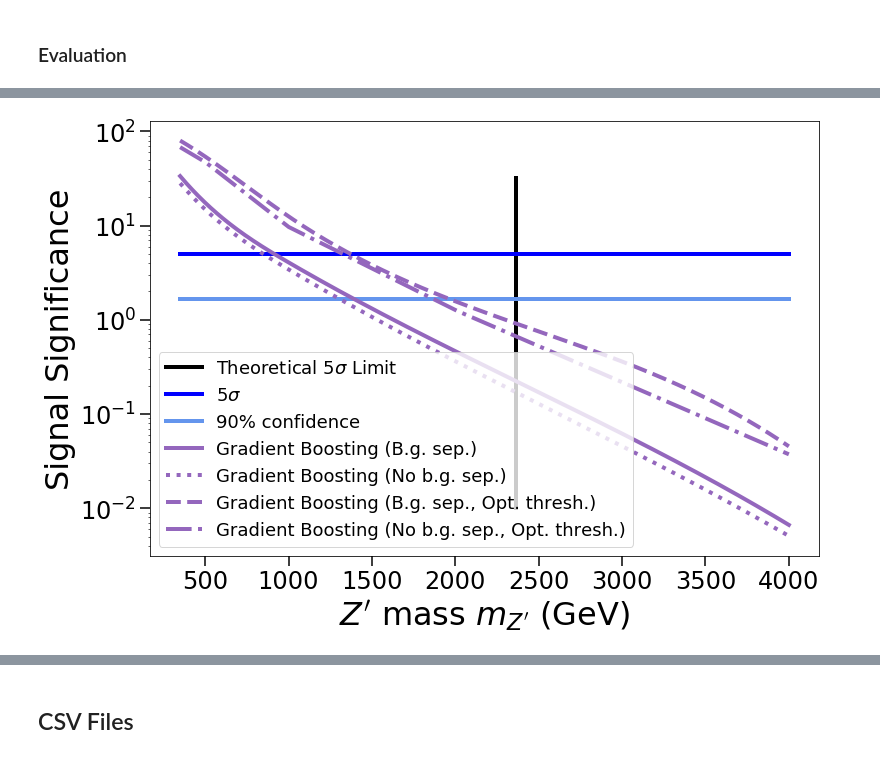
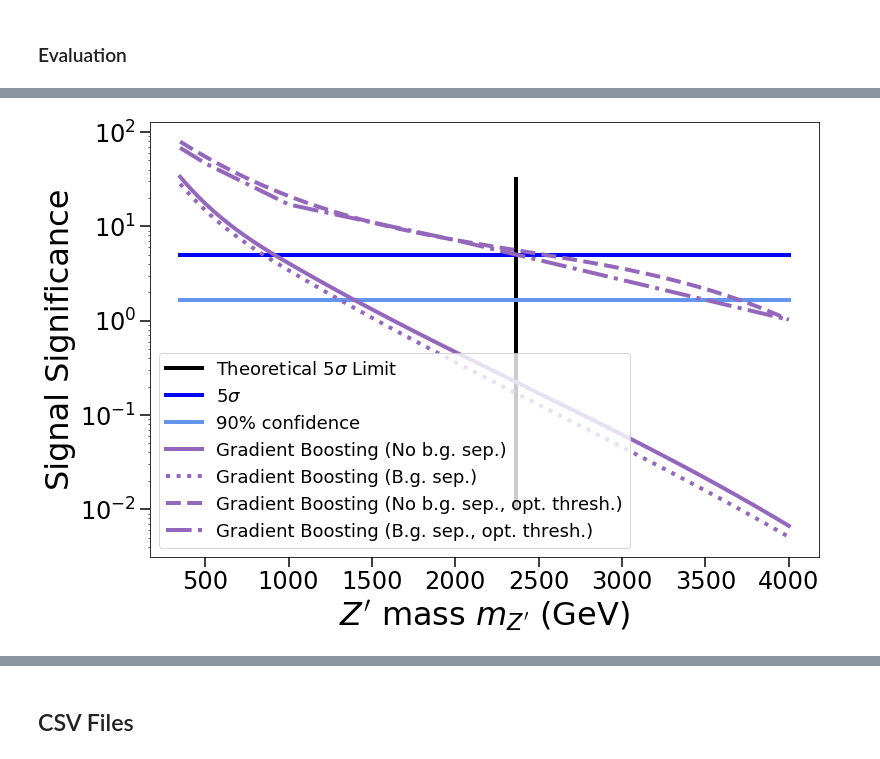
Before and after one commit to sheride/bcml4pheno, a Jupyter notebook: full_example.ipynb, the cells around one changed output, grey strips where cells are left out. Cells and saved outputs as stored; diff of their text form; code cells hidden in the pictures.

Commit message:
successful model-data decoupling and rewriting of example

```diff
--- a/full_example.ipynb
+++ b/full_example.ipynb
@@ -43,0 +62,2 @@ training data is of length 1499999 while testing data is of length 500000
+# %%
+indx = [[np.where(row[1][2]==i)[0] for i in [1] + [-i for i in range(1,4)]] for row in data]
@@ -442,10 +541,9 @@ Runtime: 33 minutes
 # %%
-time_before = datetime.now().hour * 60 + datetime.now().minute
+time_before = getTime(form='m')
 xgradboost_m4T_model = bcml_model(
     make_pipeline(StandardScaler(),
-                  XGBClassifier(n_estimators=250, max_depth=7, learning_rate=0.1, nthread=4, use_label_encoder=False)),
-    *train_test_data[4]);
-xgradboost_m4T_model.fit()
-time_after = datetime.now().hour * 60 + datetime.now().minute
-print(f"Runtime: {time_after - time_before} minutes")
+                  XGBClassifier(n_estimators=250, max_depth=7, learning_rate=0.1, nthread=4, use_label_encoder=False)));
+xgradboost_m4T_model.fit(*data[4][0][:2])
+time_after = getTime(form='m')
+print(f"(Runtime: {round(time_after - time_before,3)} minutes)")
 # %% [output]
@@ -490,11 +614,11 @@ print(f"(Runtime: {round((time_after - time_before)/60,3)} minutes)")
 # %%
-time_before = datetime.now().minute * 60 + datetime.now().second
-xgradboost_opt_results_sepbg = [
-    model.best_threshold(signal_yield, background_yields, sepbg=True)
-    for model, signal_yield in zip(xgradboost_models, signal_yields)]
+time_before = getTime(form='m')
+xgradboost_opt_results_sepbg = [model.best_threshold(signal_yield, background_yields, data[i][1][0], data[i][1][2],
+                                                     sepbg=True)
+                                for i, (model, signal_yield) in enumerate(zip(xgradboost_models, signal_yields))]
 xgradboost_opt_sigs_sepbg = [result[1] for result in xgradboost_opt_results_sepbg]
 for sig, mass in zip(xgradboost_opt_sigs_sepbg, masses):
-    print(f"For Z' mass = {mass} GeV, gradient boosting gives an optimized signal significance of {round(sig, 3)} sigma",
-          "without separated backgrounds")
-time_after = datetime.now().minute * 60 + datetime.now().second
-print(f"(Runtime: {round((time_after - time_before)/60,3)} minutes)")
+    print(f"Z' mass = {mass} GeV --> gradient boosting gives optimized sign. of {round(sig, 3)} sigma",
+          "w/ separated backgrounds")
+time_after = getTime(form='m')
+print(f"(Runtime: {round(time_after - time_before,3)} minutes)")
@@ -549,8 +631,0 @@ xgb_models = multi_model(xgradboost_models, masses)
-# %%
-sample_masses = np.linspace(masses[0], masses[-1], 500)
-max_mass = zp_cs.absolute_max_mass_sens()
-time_before = datetime.now().hour * 60 + datetime.now().minute
-xgb_f = xgb_models.index2logsigF(signal_yields, background_yield)
-xgb_opt_f = xgb_models.index2logsigF(signal_yields, background_yield, opt=True, sepbg=True)
-time_after = datetime.now().hour * 60 + datetime.now().minute
-print(f"Runtime: {time_after - time_before} minutes")
@@ -581,29 +637,29 @@ xgradboost_opt_sigs_sepbg_f = scipy.interpolate.interp1d(masses, np.log10(xgradb
 # %%
 import matplotlib.pyplot as plt
 
 with plt.rc_context(get_settings()):
     plt.plot([max_mass for i in range(2)], np.logspace(-2, 1.5, 2), label=r'Theoretical $5\sigma$ Limit', c='black')
     plt.plot(sample_masses, [5 for m in sample_masses], label=r'5$\sigma$', c='blue')
     plt.plot(sample_masses, [1.645 for m in sample_masses], label=r'90% confidence', c='cornflowerblue')
     plt.plot(
         sample_masses, [10**xgradboost_sigs_nosepbg_f(m) for m in sample_masses],
-        label='Gradient Boosting (B.g. sep.)',
+        label='Gradient Boosting (No b.g. sep.)',
         c='tab:purple')
     plt.plot(
         sample_masses, [10**xgradboost_sigs_sepbg_f(m) for m in sample_masses],
-        label='Gradient Boosting (No b.g. sep.)',
+        label='Gradient Boosting (B.g. sep.)',
         c='tab:purple', linestyle=':')
     plt.plot(
         sample_masses, [10**xgradboost_opt_sigs_nosepbg_f(m) for m in sample_masses],
-        label='Gradient Boosting (B.g. sep., Opt. thresh.)',
+        label='Gradient Boosting (No b.g. sep., opt. thresh.)',
         c='tab:purple', linestyle='--')
     plt.plot(
         sample_masses, [10**xgradboost_opt_sigs_sepbg_f(m) for m in sample_masses],
-        label='Gradient Boosting (No b.g. sep., Opt. thresh.)',
+        label='Gradient Boosting (B.g. sep., opt. thresh.)',
         c='tab:purple', linestyle='-.')
     plt.ylabel('Signal Significance');
     plt.xlabel(r"$Z'$ mass $m_{Z'}$ (GeV)");
     plt.yscale('log')
     plt.legend()
 # %% [output]
-[figure, old version]
+[figure, new version]
```
Also changed, not shown: parts of 80 cells of this notebook, 6 other files.
